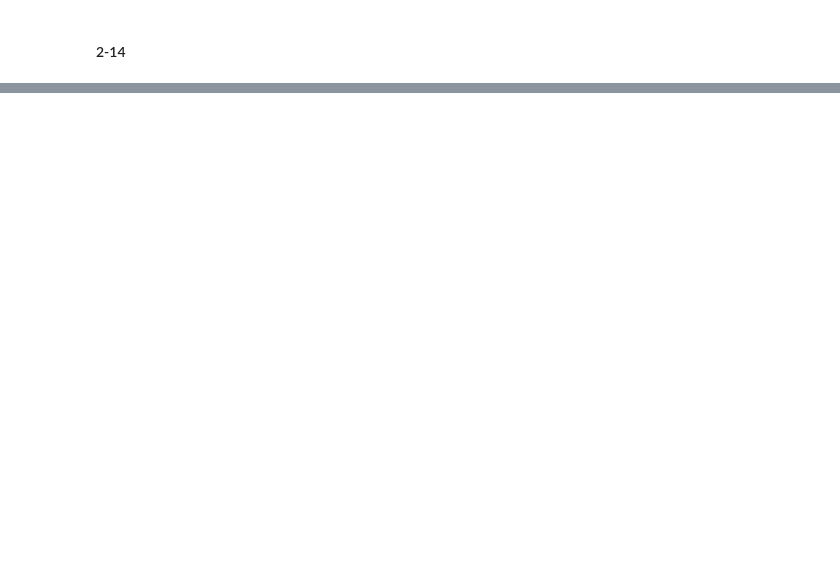
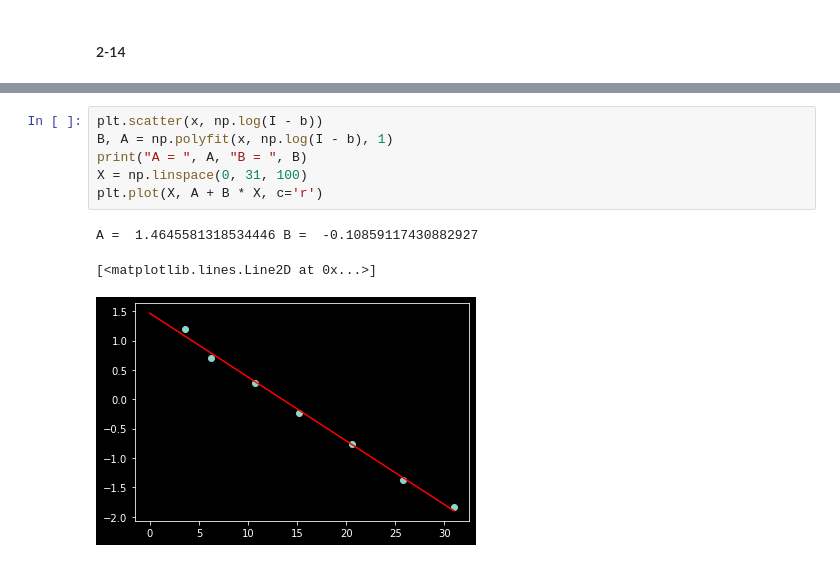
Before and after one commit to Jtearwicker/PHYS_133, a Jupyter notebook: Lab_2_Radiation (2).ipynb, the cells around one changed output, grey strips where cells are left out. Drawn from its saved outputs; the diff is of its cells as text; blank space fills up the shorter version.

```diff
--- a/Lab_2_Radiation (2).ipynb
+++ b/Lab_2_Radiation (2).ipynb
@@ -245,0 +217,10 @@ plt.scatter(thickness_combined[:], intensity_combined[:])
+# %%
+plt.scatter(x, np.log(I - b))
+B, A = np.polyfit(x, np.log(I - b), 1)
+print("A = ", A, "B = ", B)
+X = np.linspace(0, 31, 100)
+plt.plot(X, A + B * X, c='r')
+# %% [output]
+A =  1.4645581318534446 B =  -0.10859117430882927
+[<matplotlib.lines.Line2D at 0x...>]
+[figure, added]
```
Also changed, not shown: parts of 19 cells of this notebook.
